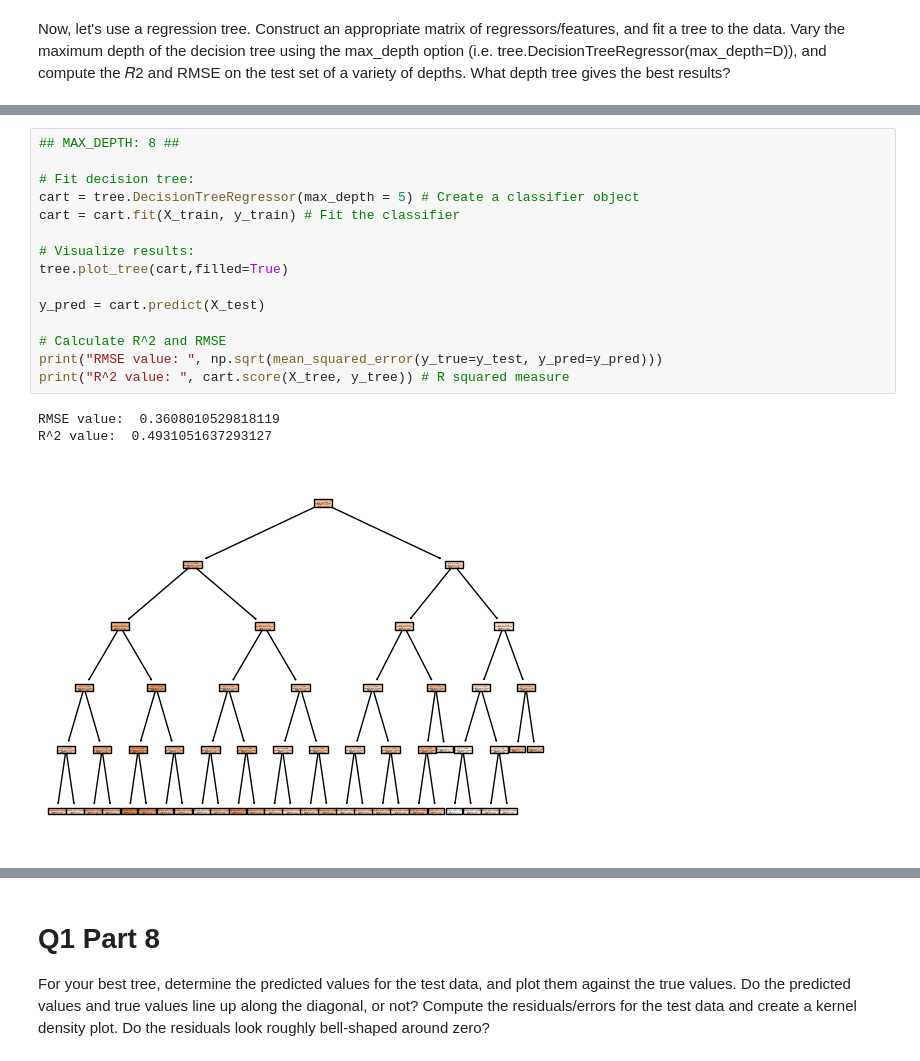
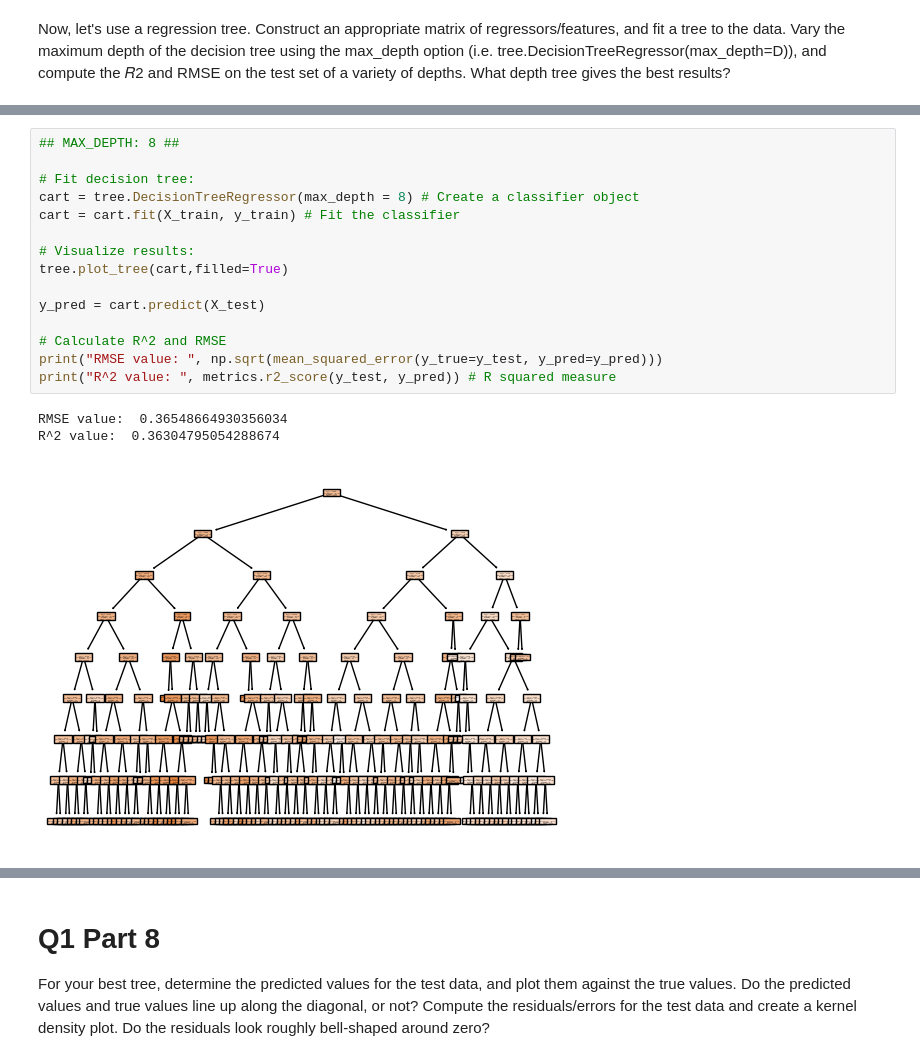
Before and after one commit to Monty-2003/assignment4, a Jupyter notebook: assignment4.ipynb, the cells around one changed output, grey strips where cells are left out. Cells and saved outputs as stored; diff of their text form.

```diff
--- a/assignment4.ipynb
+++ b/assignment4.ipynb
@@ -385,22 +385,22 @@ R^2 value:  0.520786406374874
 # %%
 ## MAX_DEPTH: 8 ##
 
 # Fit decision tree:
-cart = tree.DecisionTreeRegressor(max_depth = 5) # Create a classifier object
+cart = tree.DecisionTreeRegressor(max_depth = 8) # Create a classifier object
 cart = cart.fit(X_train, y_train) # Fit the classifier
 
 # Visualize results:
 tree.plot_tree(cart,filled=True)
 
 y_pred = cart.predict(X_test)
 
 # Calculate R^2 and RMSE
 print("RMSE value: ", np.sqrt(mean_squared_error(y_true=y_test, y_pred=y_pred)))
-print("R^2 value: ", cart.score(X_tree, y_tree)) # R squared measure
+print("R^2 value: ", metrics.r2_score(y_test, y_pred)) # R squared measure
 # %% [output]
-RMSE value:  0.3608010529818119
-R^2 value:  0.4931051637293127
+RMSE value:  0.36548664930356034
+R^2 value:  0.36304795054288674
-[figure, old version]
+[figure, new version]
 # %%
 ## MAX_DEPTH: 10 ##
 
```
Also changed, not shown: parts of 16 cells of this notebook.
